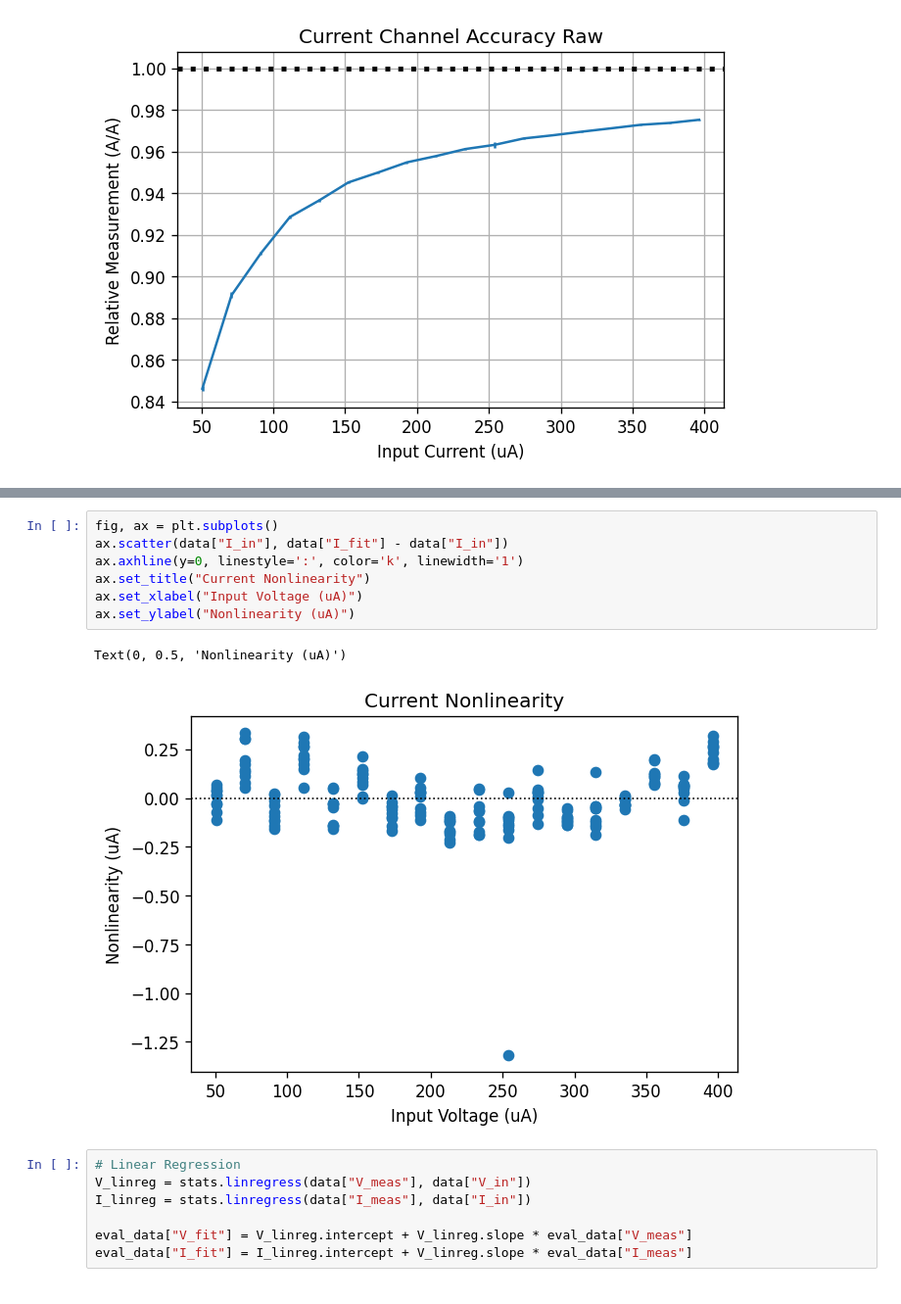
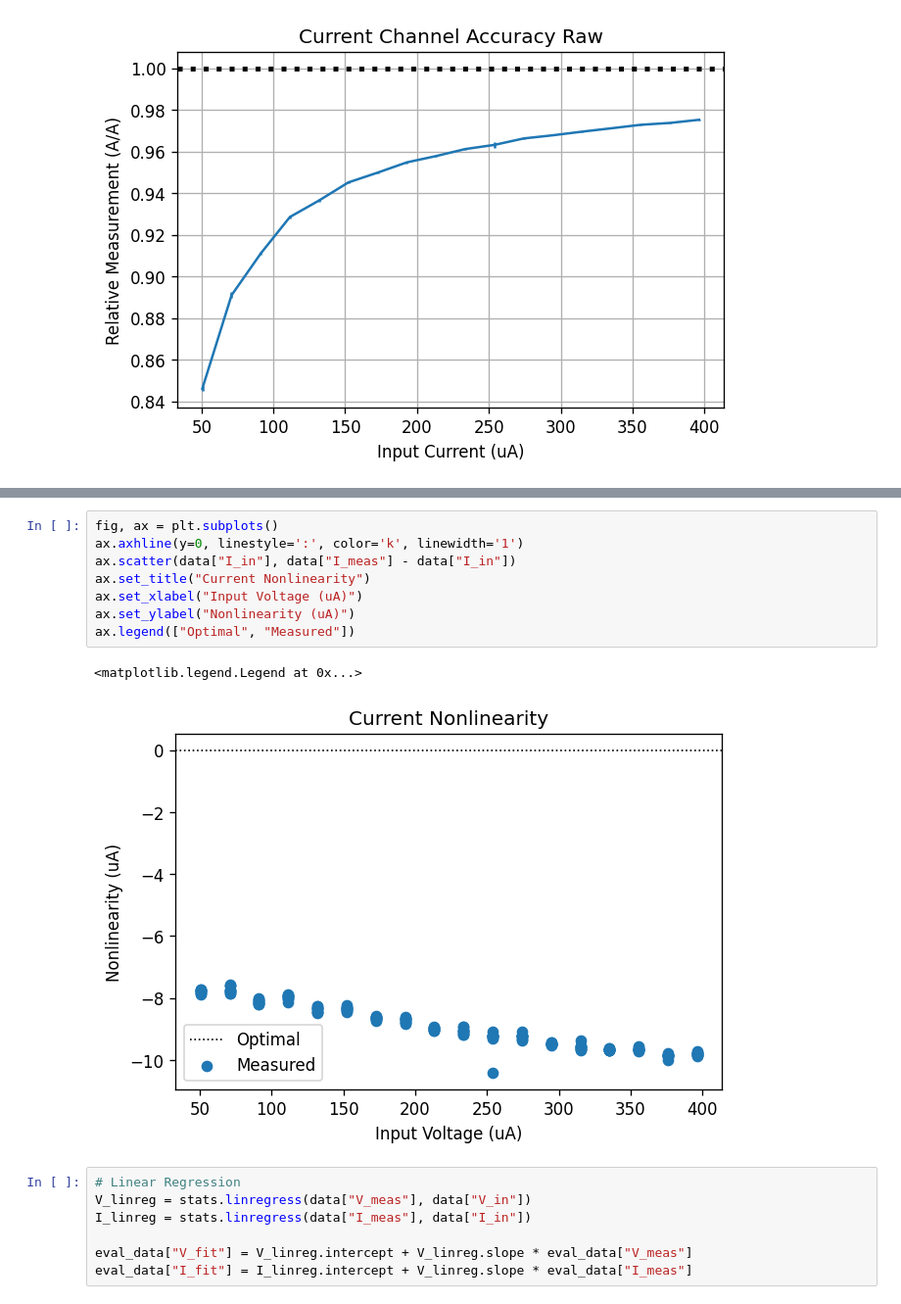
Before and after one commit to jlab-sensing/soil-power-sensor-calibration, a Jupyter notebook: calibration.ipynb, the cells around one changed output, grey strips where cells are left out. Shown: that part at 98% size. Cells and saved outputs as stored; diff of their text form.

```diff
--- a/calibration.ipynb
+++ b/calibration.ipynb
@@ -218,13 +219,14 @@ Text(0, 0.5, 'Nonlinearity (V)')
 # %%
 fig, ax = plt.subplots()
-ax.scatter(data["I_in"], data["I_fit"] - data["I_in"])
 ax.axhline(y=0, linestyle=':', color='k', linewidth='1')
+ax.scatter(data["I_in"], data["I_meas"] - data["I_in"])
 ax.set_title("Current Nonlinearity")
 ax.set_xlabel("Input Voltage (uA)")
 ax.set_ylabel("Nonlinearity (uA)")
+ax.legend(["Optimal", "Measured"])
 # %% [output]
-Text(0, 0.5, 'Nonlinearity (uA)')
+<matplotlib.legend.Legend at 0x...>
-[figure, old version]
+[figure, new version]
 # %%
 # Linear Regression
 V_linreg = stats.linregress(data["V_meas"], data["V_in"])
```
Also changed, not shown: parts of 4 cells of this notebook.
